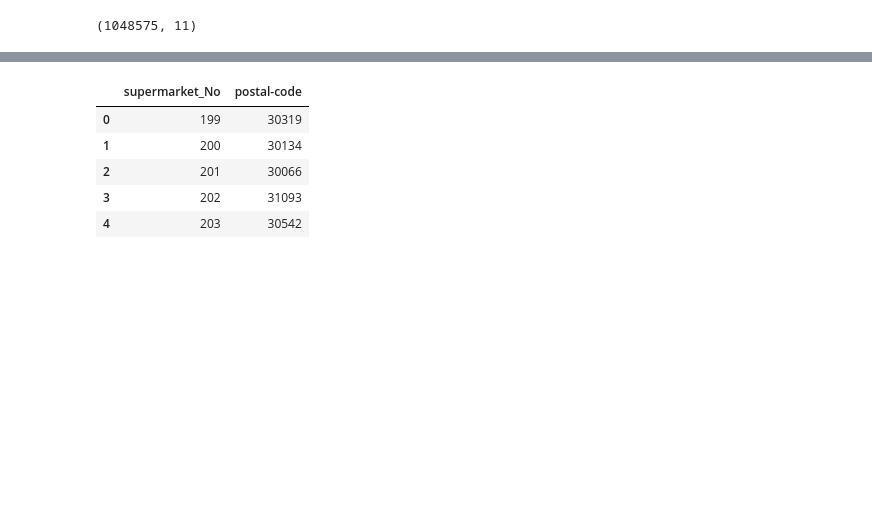
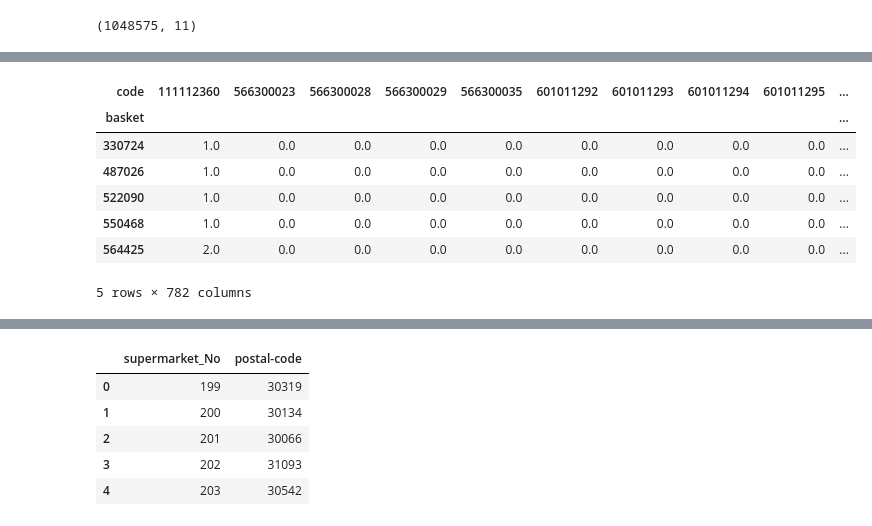
Before and after one commit to medvidov/middleby-DE-test, a Jupyter notebook: middleby_de.ipynb, the cells around one changed output, grey strips where cells are left out. Cells and saved outputs as stored; diff of their text form; code cells hidden in the pictures; blank space fills up the shorter version.

```diff
--- a/middleby_de.ipynb
+++ b/middleby_de.ipynb
@@ -49,0 +63,13 @@ sales.shape
+# %%
+# Get baskets where code 111112360 was purchased
+basket_111112360 = basket[basket[111112360] > 0]
+basket_111112360.head()
+# %% [output]
+| code | 111112360 | 566300023 | 566300028 | 566300029 | 566300035 | 601011292 | 601011293 | 601011294 | 601011295 | ... |
+| basket |  |  |  |  |  |  |  |  |  | ... |
+| 330724 | 1.0 | 0.0 | 0.0 | 0.0 | 0.0 | 0.0 | 0.0 | 0.0 | 0.0 | ... |
+| 487026 | 1.0 | 0.0 | 0.0 | 0.0 | 0.0 | 0.0 | 0.0 | 0.0 | 0.0 | ... |
+| 522090 | 1.0 | 0.0 | 0.0 | 0.0 | 0.0 | 0.0 | 0.0 | 0.0 | 0.0 | ... |
+| 550468 | 1.0 | 0.0 | 0.0 | 0.0 | 0.0 | 0.0 | 0.0 | 0.0 | 0.0 | ... |
+| 564425 | 2.0 | 0.0 | 0.0 | 0.0 | 0.0 | 0.0 | 0.0 | 0.0 | 0.0 | ... |
+5 rows × 782 columns
```
Also changed, not shown: parts of 16 cells of this notebook, 2 other files.
